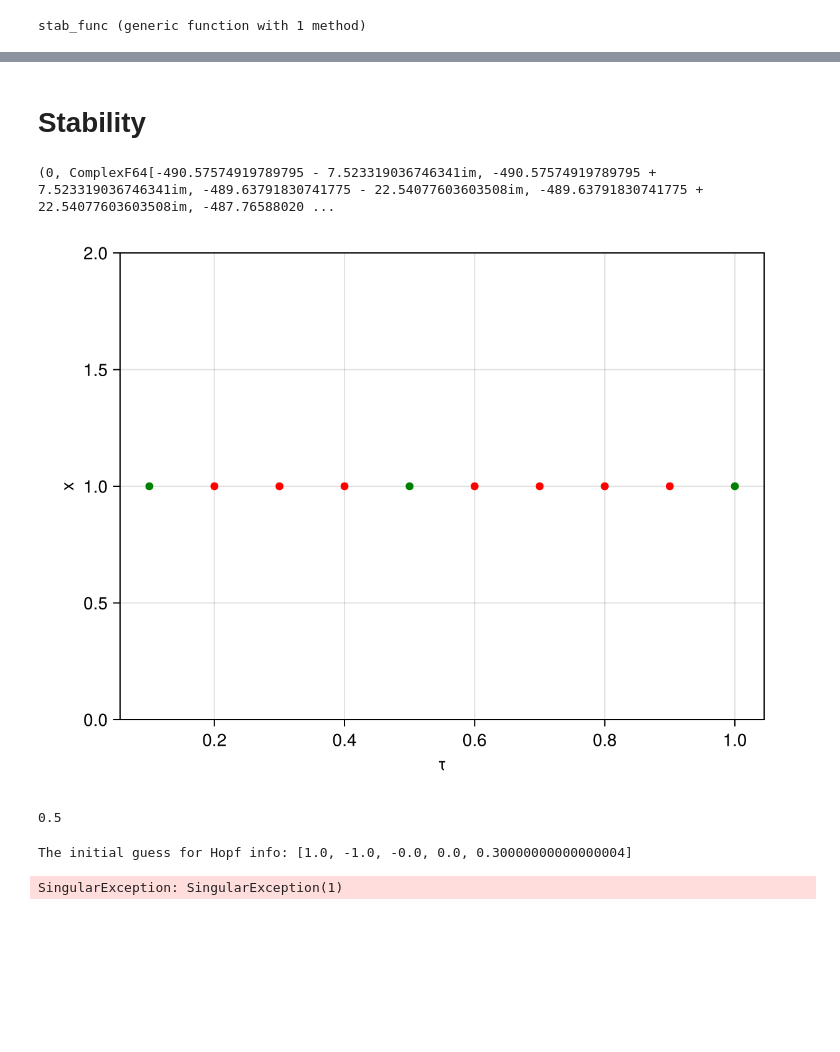
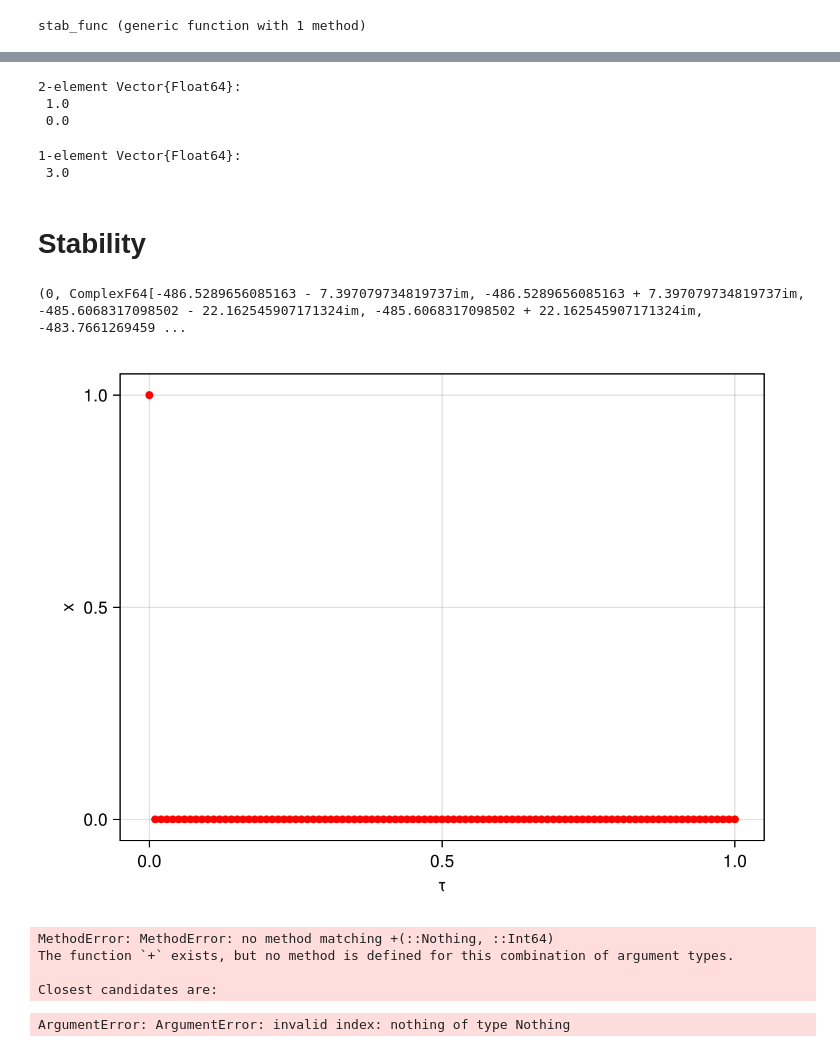
Before and after one commit to EvaSJ25/DDE-internship-code, a Jupyter notebook: Mackey-Glass_equation_example.ipynb, the cells around one changed output, grey strips where cells are left out. Drawn from its saved outputs; the diff is of its cells as text; code cells hidden in the pictures; blank space fills up the shorter version.

```diff
--- a/Mackey-Glass_equation_example.ipynb
+++ b/Mackey-Glass_equation_example.ipynb
@@ -17,14 +17,19 @@ stab_func (generic function with 1 method)
 gamma=1.0
 #initial states for following parameters (obtained from DDE-Biftool example)
 beta=2
-n=10
+n=10 #n=3 gives γ/β >=1-2/n so all of x should be stable (By Gupta source)
 tau=0
-x0=(beta-1)^(1/n) #obtained from DDE-Biftool demo
+x0=((beta-gamma)/(gamma))^(1/n) #obtained from DDE-Biftool demo
 nd=1 #one delay
 
-y01,feq=F_eq(mackeyglassfunc,x0, [gamma,beta,n,tau],nd, par_indx=4)#par_indx=2)
+y01,feq=F_eq(mackeyglassfunc, x0, [beta,gamma,n,tau],nd, par_indx=4)#par_indx=2)
+#y01,feq=F_eq(mackeyglassfunc, x0, [gamma,beta,n,tau],nd, par_indx=4)#par_indx=2)
 
-ylist1,ytan1=track_curve_new(feq,y01,[0.0,1],stepsize=0.1,nmax=10) #i think it should output 1's for x value
+#y01,feq=F_eq(mackeyglassfunc,[0.0], [beta,gamma,n,tau],nd, par_indx=4)#par_indx=2)
+
+ylist1,ytan1=track_curve_new(feq,y01,[0.0,1],stepsize=0.01,nmax=100) #i think it should output 1's for x value
+#ylist1,ytan1=track_curve_new(feq,y01,[0.0,1],stepsize=0.1,nmax=10) #i think it should output 1's for x value
+
 #ylist1,ytan1=track_curve_new(feq,y01,[0.0,1],nmax=150) #i think it should output 1's for x value
 #ylist2,ytan2=track_curve_new(feq,y01,[0,0],nmax=150) #i think it should output 1's for x value
 
@@ -35,5 +40,6 @@ scatter!(ax1,[u[2] for u in ylist1],[u[1] for u in ylist1])
 #scatter!(ax1,[u[2] for u in ylist2],[u[1] for u in ylist2])
 
 #xlims!(ax1,[0.0,5])
+xlims!(ax1,[0,0.6])
 fig1
 # %% [output]
@@ -41,45 +47,61 @@ fig1
+# %%
+y01
+# %% [output]
+2-element Vector{Float64}:
+ 1.0
+ 0.0
+# %%
+feq(y01)
+# %% [output]
+1-element Vector{Float64}:
+ 3.0
 # %% [markdown]
 # Stability
 # %%
 #stability of initial point
 stab_func(mackeyglassfunc,mackeytau, [x0], [0.4],[gamma,beta,n,tau], [4], nd, doprint=1)
 # %% [output]
-(0, ComplexF64[-490.57574919789795 - 7.523319036746341im, -490.57574919789795 + 7.523319036746341im, -489.63791830741775 - 22.54077603603508im, -489.63791830741775 + 22.54077603603508im, -487.76588020 ...
+(0, ComplexF64[-486.5289656085163 - 7.397079734819737im, -486.5289656085163 + 7.397079734819737im, -485.6068317098502 - 22.162545907171324im, -485.6068317098502 + 22.162545907171324im, -483.7661269459 ...
 # %%
 xmat1=hcat([u[1] for u in ylist1])
 xlist1=[xmat1[i,:] for i in 1:size(xmat1,1)]
 
 plist1=[u[2] for u in ylist1]
 
 m=100 #number of discretised steps
 n=1 #number of states
 neq=length(plist1) #number of equilibrium points we're finding the stability of
 stab=fill(NaN,neq)
 #eigvals1=[fill(0.0+0.0*im,n*(1+nd*m)) for _ in 1:neq]
 
 #for i in 1:neq
 for i in 2:neq
-    #stab[i],eigvals1[i],=stab_func(mackeyglassfunc,mackeytau,xlist1[i],[plist1[i]],[gamma,beta,n,tau],[4],nd,doprint=1,m=m)
-    stab[i]=stab_func(mackeyglassfunc,mackeytau,xlist1[i],[plist1[i]],[gamma,beta,n,tau],[4],nd,doprint=0,m=m)[1]
+    #stab[i],eigvals1[i],=stab_func(mackeyglassfunc,mackeytau,xlist1[i],[plist1[i]],[beta,gamma,n,tau],[4],nd,doprint=1,m=m)
+    stab[i]=stab_func(mackeyglassfunc,mackeytau,xlist1[i],[plist1[i]],[beta, gamma,n,tau],[4],nd,doprint=0,m=m)[1]
 end
 #stab
+stab[1]=0.0
 stable=(stab.==1.0)
 unstable=(stab.==0.0)
 
 fig2=Figure()
 ax2=Axis(fig2[1,1],xlabel="τ",ylabel="x")
 scatter!(ax2,plist1[stable],[u[1] for u in xlist1[stable]], color="green")
 scatter!(ax2,plist1[unstable],[u[1] for u in xlist1[unstable]], color="red")
 #xlims!(ax2,[0.0,0.6])
+#xlims!(ax2,[0,0.6])
 fig2
 # %% [output]
-[figure, old version]
+[figure, new version]
 # %%
 #hopf_indx=findlast(isequal(0.0), stab)
 hopf_indx=findfirst(isequal(1.0), stab[3:end])
 p_hopf_est=plist1[hopf_indx+2]
 # %% [output]
-0.5
+MethodError: MethodError: no method matching +(::Nothing, ::Int64)
+The function `+` exists, but no method is defined for this combination of argument types.
+
+Closest candidates are:
 # %%
 include("create_hopffunc.jl")
 yh01,fhopf=create_hopffunc(mackeyglassfunc,mackeytau,[gamma,beta,n,tau],xlist1[hopf_indx],[plist1[hopf_indx]],[4],nd)
@@ -94,5 +116,4 @@ x_hopf=yh1[1]
 println("The a value for hopf bifurcation: $a_hopf")
 println("The ω value for hopf bifurcation: $om_hopf")
 # %% [output]
-The initial guess for Hopf info: [1.0, -1.0, -0.0, 0.0, 0.30000000000000004]
+ArgumentError: ArgumentError: invalid index: nothing of type Nothing
-SingularException: SingularException(1)
```
Also changed, not shown: parts of 2 cells of this notebook.
